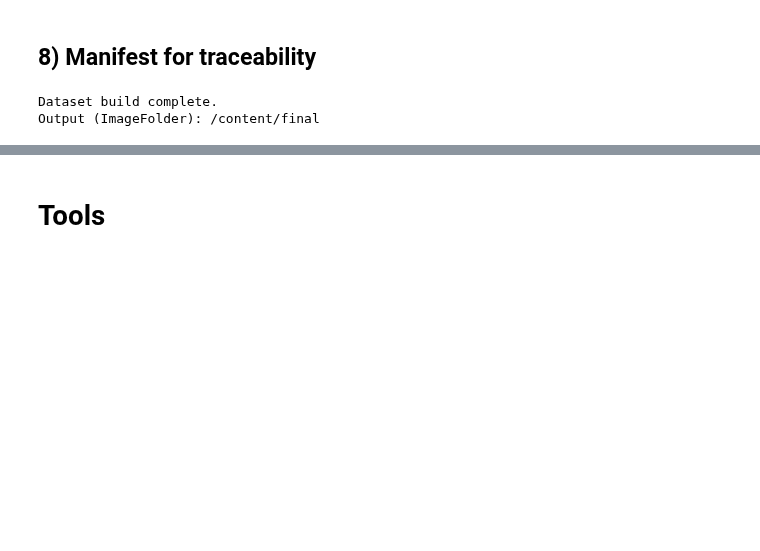
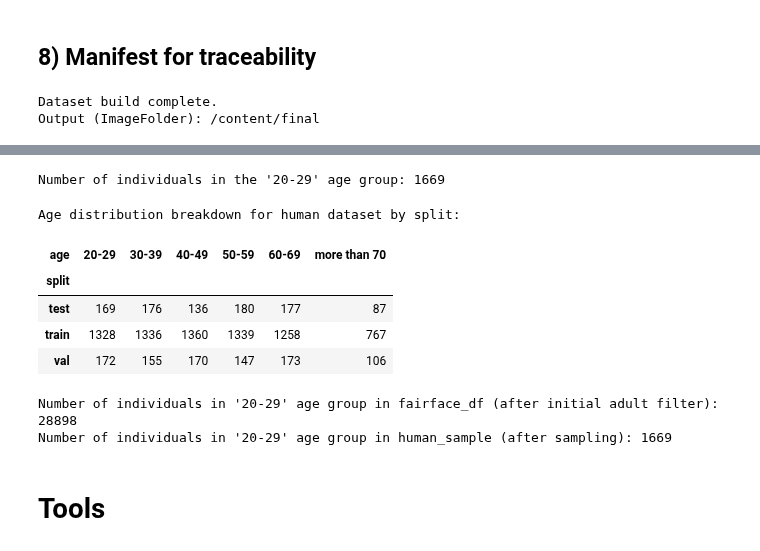
Before and after one commit to lobral2728/ucb_ml_capstone, a Jupyter notebook: LoadDataset.ipynb, the cells around one changed output, grey strips where cells are left out. Cells and saved outputs as stored; diff of their text form; code cells hidden in the pictures; blank space fills up the shorter version.

```diff
--- a/LoadDataset.ipynb
+++ b/LoadDataset.ipynb
@@ -701,3 +965,45 @@ Total elapsed time: 0.12 minutes
+# %%
+# Filter the DataFrame for the '20-29' age group
+age_20_29_df = human_labels_df[human_labels_df['age'] == '20-29']
+
+# Get the count of individuals in this age group
+count_20_29 = len(age_20_29_df)
+
+print(f"Number of individuals in the '20-29' age group: {count_20_29}")
+# %% [output]
+Number of individuals in the '20-29' age group: 1669
+# %%
+# Show breakdown of age distribution per split for human data
+if 'human_labels_df' in locals() and not human_labels_df.empty:
+    print("\nAge distribution breakdown for human dataset by split:")
+    age_split_breakdown = human_labels_df.groupby(['split', 'age']).size().unstack(fill_value=0)
+    display(age_split_breakdown)
+else:
+    print("\nhuman_labels_df not found or is empty. Please run preceding cells to generate the human dataset and labels CSV.")
+# %% [output]
+Age distribution breakdown for human dataset by split:
+| age | 20-29 | 30-39 | 40-49 | 50-59 | 60-69 | more than 70 |
+| split |  |  |  |  |  |  |
+| test | 169 | 176 | 136 | 180 | 177 | 87 |
+| train | 1328 | 1336 | 1360 | 1339 | 1258 | 767 |
+| val | 172 | 155 | 170 | 147 | 173 | 106 |
+# %%
+# Check if '20-29' age group exists in fairface_df and count
+if 'age' in fairface_df.columns:
+    count_20_29_fairface_df = fairface_df[fairface_df['age'] == '20-29'].shape[0]
+    print(f"Number of individuals in '20-29' age group in fairface_df (after initial adult filter): {count_20_29_fairface_df}")
+else:
+    print("'age' column not found in fairface_df.")
+
+# Also check in human_sample (after sampling, before splitting)
+if 'age' in human_sample.columns:
+    count_20_29_human_sample = human_sample[human_sample['age'] == '20-29'].shape[0]
+    print(f"Number of individuals in '20-29' age group in human_sample (after sampling): {count_20_29_human_sample}")
+else:
+    print("'age' column not found in human_sample.")
+# %% [output]
+Number of individuals in '20-29' age group in fairface_df (after initial adult filter): 28898
+Number of individuals in '20-29' age group in human_sample (after sampling): 1669
 # %% [markdown]
 # Tools
 # %%
```
Also changed, not shown: parts of 19 cells of this notebook.
